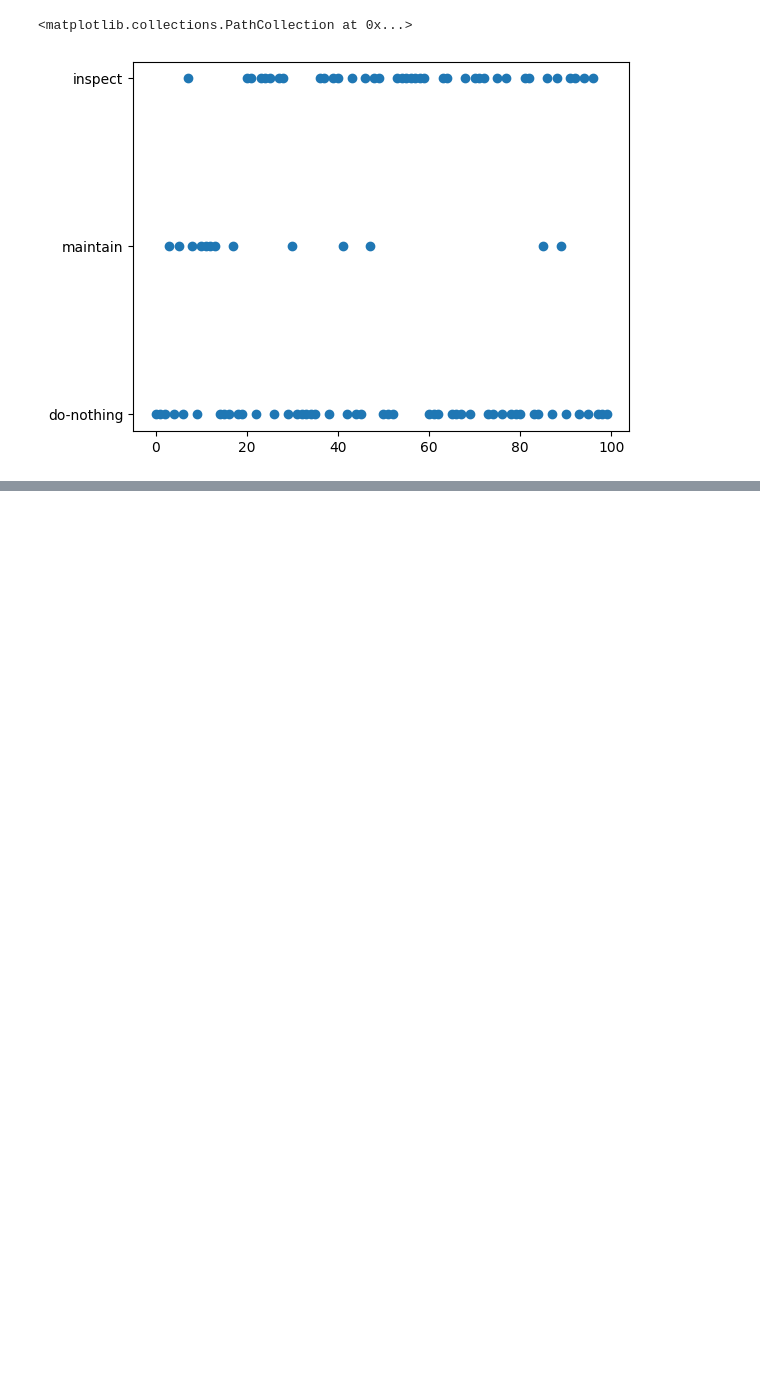
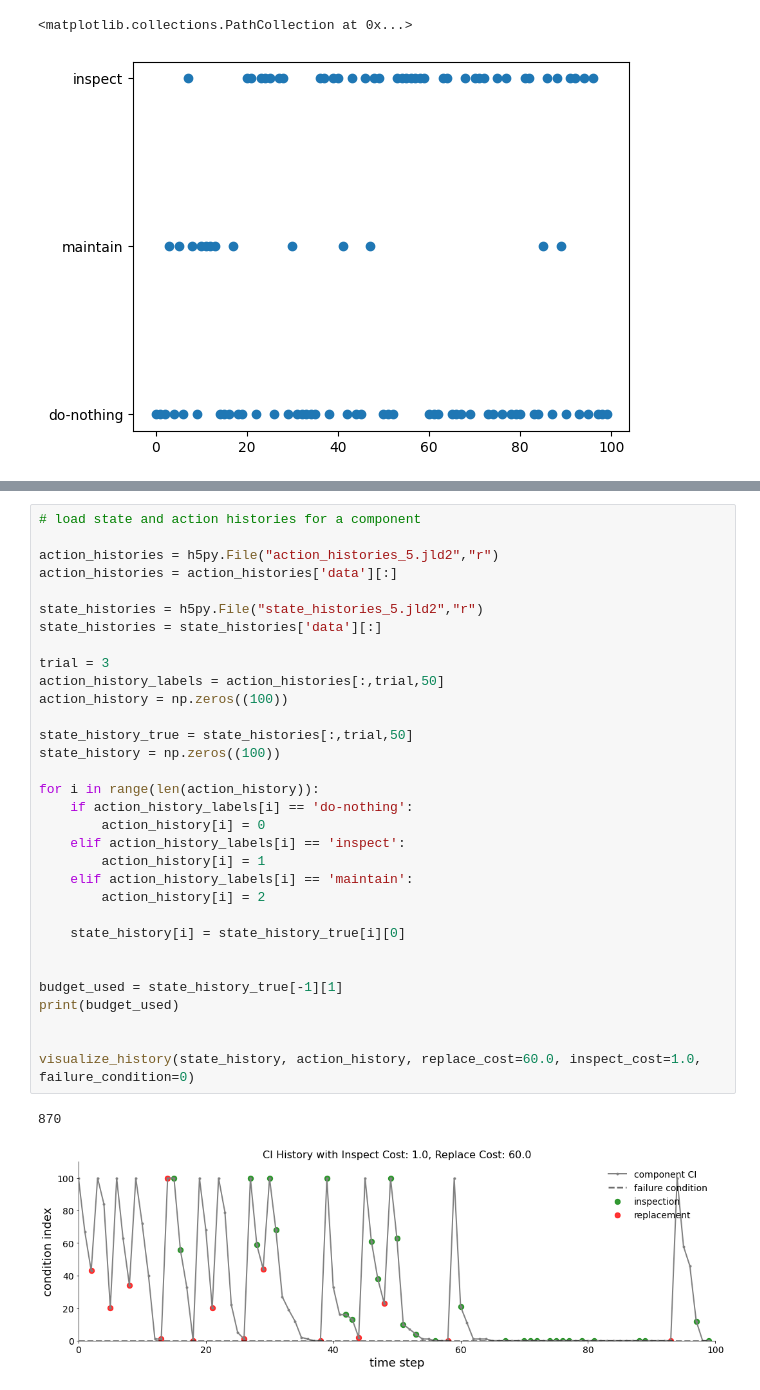
Before and after one commit to leadcatlab/welfare-maximization-cdc, a Jupyter notebook: simulations/results/analyze_data.ipynb, the cells around one changed output, grey strips where cells are left out. Cells and saved outputs as stored; diff of their text form; blank space fills up the shorter version.

```diff
--- a/simulations/results/analyze_data.ipynb
+++ b/simulations/results/analyze_data.ipynb
@@ -34,0 +86,35 @@ plt.scatter(time,action_history)
+# %%
+# load state and action histories for a component
+
+action_histories = h5py.File("action_histories_5.jld2","r")
+action_histories = action_histories['data'][:]
+
+state_histories = h5py.File("state_histories_5.jld2","r")
+state_histories = state_histories['data'][:]
+
+trial = 3
+action_history_labels = action_histories[:,trial,50]
+action_history = np.zeros((100))
+
+state_history_true = state_histories[:,trial,50]
+state_history = np.zeros((100))
+
+for i in range(len(action_history)):
+    if action_history_labels[i] == 'do-nothing':
+        action_history[i] = 0
+    elif action_history_labels[i] == 'inspect':
+        action_history[i] = 1
+    elif action_history_labels[i] == 'maintain':
+        action_history[i] = 2
+
+    state_history[i] = state_history_true[i][0]
+
+
+budget_used = state_history_true[-1][1]
+print(budget_used)
+
+
+visualize_history(state_history, action_history, replace_cost=60.0, inspect_cost=1.0, failure_condition=0)
+# %% [output]
+870
+[figure, added]
```
Also changed, not shown: parts of 10 cells of this notebook.
